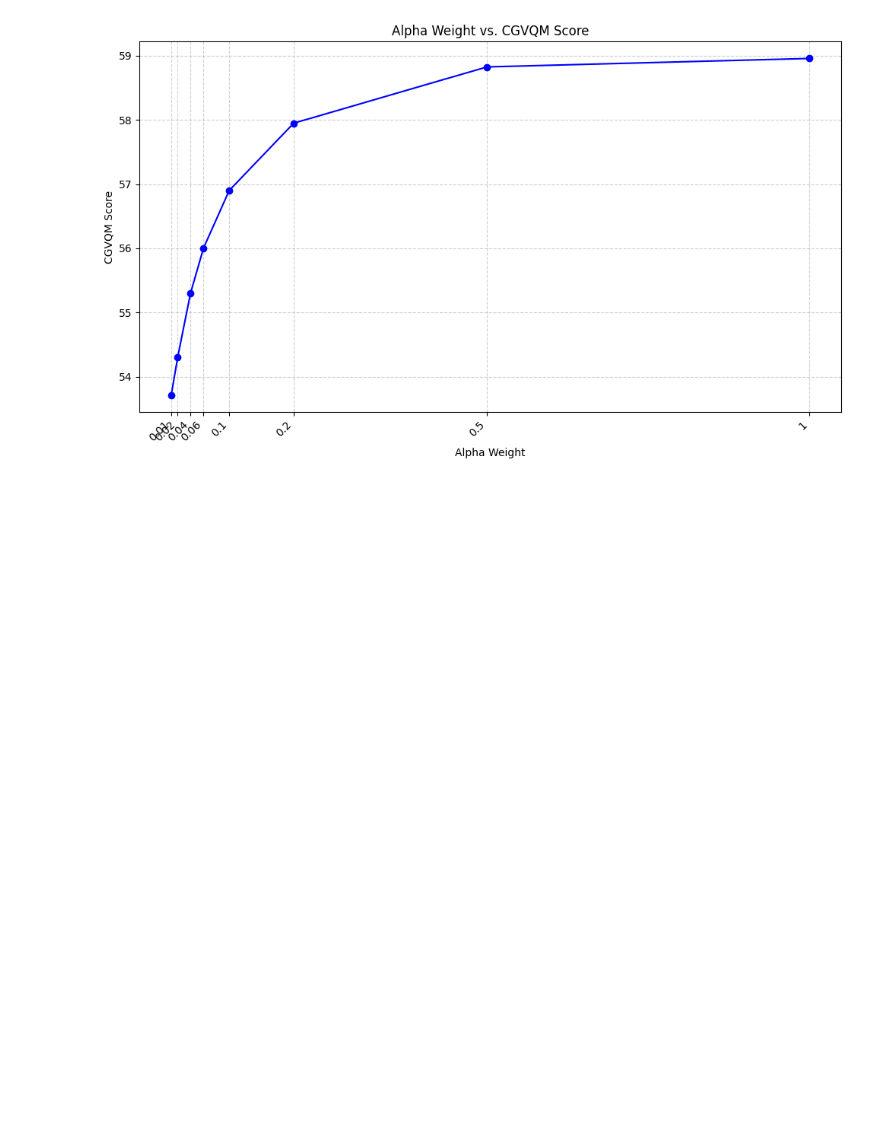
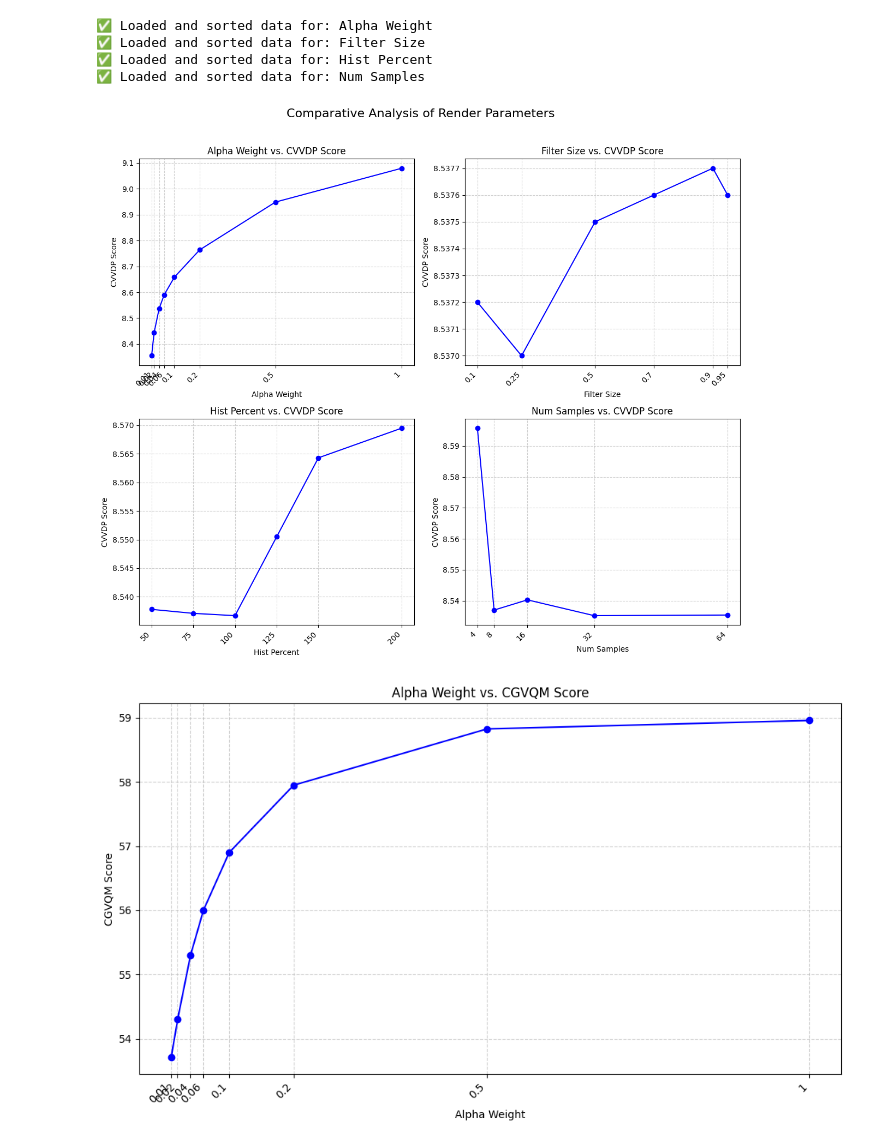
Before and after one commit to mariabeatrizsilva/PerceptualTAA, a Jupyter notebook: analyze_data.ipynb, the cells around one changed output. Drawn from its saved outputs; the diff is of its cells as text; code cells hidden in the pictures; blank space fills up the shorter version.

Commit message:
working on plotting and analysis

```diff
--- a/analyze_data.ipynb
+++ b/analyze_data.ipynb
@@ -5,6 +5,26 @@ import os
 from src import analyze_utils
 from typing import Dict
 import math
+# %%
+score_directory_frames= "outputs/scores_cgvqm_frames/"
+score_directory_regular = "outputs/scores_cgvqm"
+score_directory_cvvdp = "outputs/scores_cvdp"
+# %%
+comparison_files_cvvdp = {
+    "Alpha Weight": os.path.join(score_directory_cvvdp, 'vary_alpha_weight_scores.json'),
+    "Filter Size": os.path.join(score_directory_cvvdp,'vary_filter_size_scores.json'),
+    "Hist Percent": os.path.join(score_directory_cvvdp,'vary_hist_percent_scores.json'),
+    "Num Samples": os.path.join(score_directory_cvvdp,'vary_num_samples_scores.json'),
+}
+cvvdp_loaded = analyze_utils.load_multiple_experiments(comparison_files_cvvdp)
+cvvdp_data = analyze_utils.compare_render_experiments(cvvdp_loaded,  plot=False)
+analyze_utils.plot_experiment_grid(cvvdp_loaded, score_metric="CVVDP Score")
+# %% [output]
+✅ Loaded and sorted data for: Alpha Weight
+✅ Loaded and sorted data for: Filter Size
+✅ Loaded and sorted data for: Hist Percent
+✅ Loaded and sorted data for: Num Samples
+[figure, added]
 # %%
 score_directory_frames= "outputs/scores_cgvqm_frames/"
 score_directory_regular = "outputs/scores_cgvqm"
```
Also changed, not shown: parts of 9 cells of this notebook, 3 other files.
